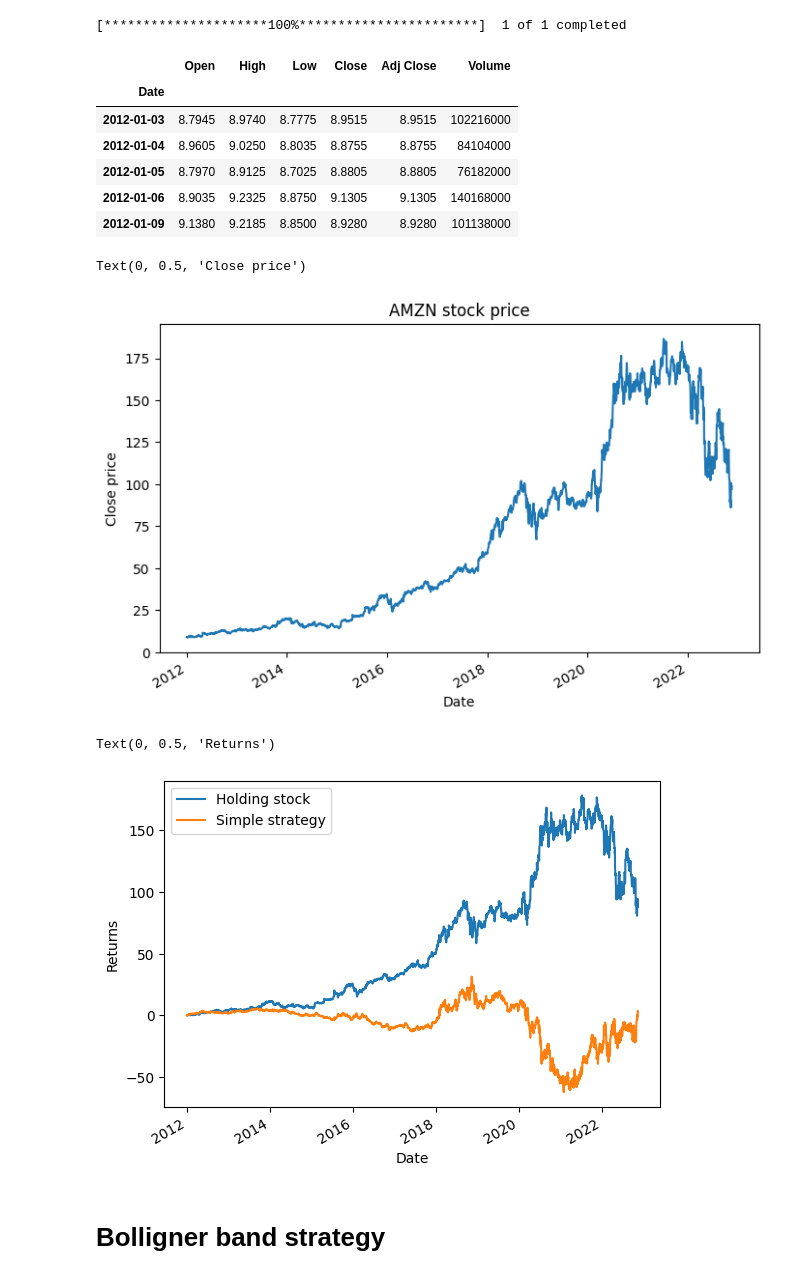
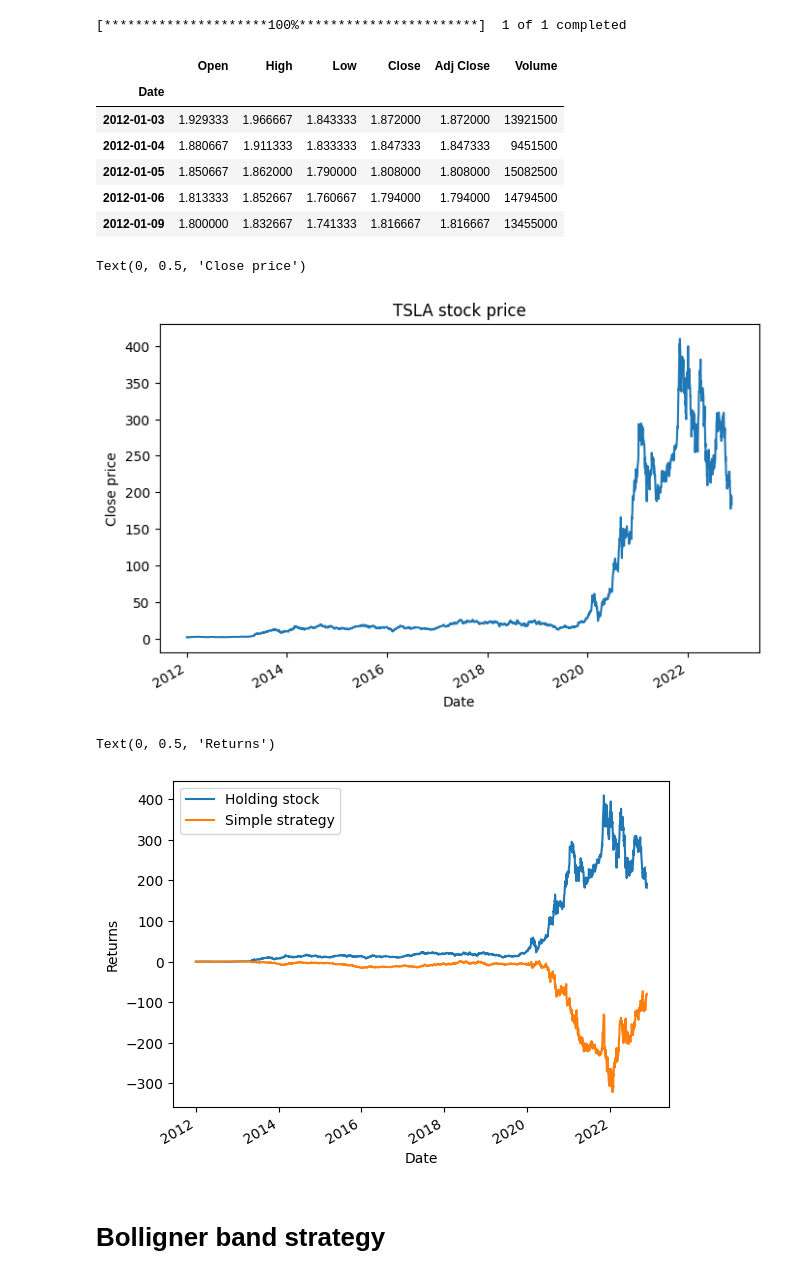
Before and after one commit to C-Kitching/Data-Science-Society, a Jupyter notebook: ATS/week 5 - Simple trading strategy and Bollinger band.ipynb, the cells around one changed output. Saved outputs shown, nothing was run; the diff lists cells and outputs as text; code cells hidden in the pictures.

```diff
--- a/ATS/week 5 - Simple trading strategy and Bollinger band.ipynb
+++ b/ATS/week 5 - Simple trading strategy and Bollinger band.ipynb
@@ -5,18 +5,18 @@ import matplotlib.pyplot as plt
 import pandas as pd
 # %%
 # download data
-ticker = "AMZN"
+ticker = "TSLA"
 df = yt.download(ticker, start = "2012-01-01")
 df.head()
 # %% [output]
 [*********************100%***********************]  1 of 1 completed
 |  | Open | High | Low | Close | Adj Close | Volume |
 | Date |  |  |  |  |  |  |
-| 2012-01-03 | 8.7945 | 8.9740 | 8.7775 | 8.9515 | 8.9515 | 102216000 |
-| 2012-01-04 | 8.9605 | 9.0250 | 8.8035 | 8.8755 | 8.8755 | 84104000 |
-| 2012-01-05 | 8.7970 | 8.9125 | 8.7025 | 8.8805 | 8.8805 | 76182000 |
-| 2012-01-06 | 8.9035 | 9.2325 | 8.8750 | 9.1305 | 9.1305 | 140168000 |
-| 2012-01-09 | 9.1380 | 9.2185 | 8.8500 | 8.9280 | 8.9280 | 101138000 |
+| 2012-01-03 | 1.929333 | 1.966667 | 1.843333 | 1.872000 | 1.872000 | 13921500 |
+| 2012-01-04 | 1.880667 | 1.911333 | 1.833333 | 1.847333 | 1.847333 | 9451500 |
+| 2012-01-05 | 1.850667 | 1.862000 | 1.790000 | 1.808000 | 1.808000 | 15082500 |
+| 2012-01-06 | 1.813333 | 1.852667 | 1.760667 | 1.794000 | 1.794000 | 14794500 |
+| 2012-01-09 | 1.800000 | 1.832667 | 1.741333 | 1.816667 | 1.816667 | 13455000 |
 # %%
 # plot data
 fig = plt.figure()
@@ -26,7 +26,7 @@ plt.title("{} stock price".format(ticker))
 plt.ylabel("Close price")
 # %% [output]
 Text(0, 0.5, 'Close price')
-[figure, old version]
+[figure, new version]
 # %%
 # simple strat based on open and close each day
 for i, row in df.iterrows():
@@ -46,7 +46,7 @@ df.plot(y = ["return_holding_stock", "return_simple_strat"], label = ["Holding s
 plt.ylabel("Returns")
 # %% [output]
 Text(0, 0.5, 'Returns')
-[figure, old version]
+[figure, new version]
 # %% [markdown]
 # Bolligner band strategy
 # %%
```
Also changed, not shown: parts of 6 cells of this notebook, 6 other files.
